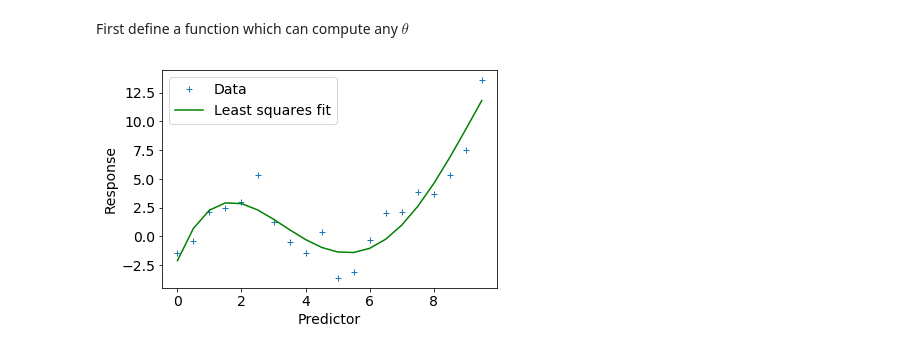
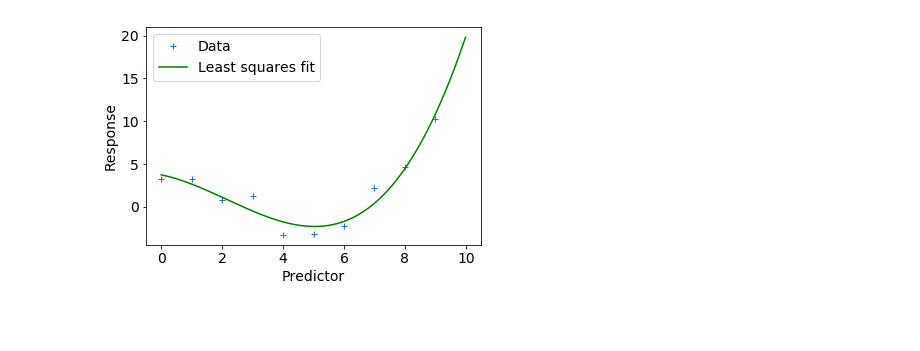
Before and after one commit to mikhailiuk/medium, a Jupyter notebook: Bootstrap.ipynb, the cells around one changed output. Cells and saved outputs as stored; diff of their text form; code cells hidden in the pictures; blank space fills up the shorter version.

```diff
--- a/Bootstrap.ipynb
+++ b/Bootstrap.ipynb
@@ -18,5 +7,3 @@ plt.plot(x, p, 'k', linewidth=2)
-# %% [markdown]
-First define a function which can compute any  $\theta$
 # %%
 def generate_prediction(x,pol_p,coef):
     # Function to generate prediction for varied polynomial degrees
@@ -25,39 +12,40 @@ def generate_prediction(x,pol_p,coef):
         yp = yp+coef[ii]*x**(pol_p-ii)
     return yp
 # %%
-number_of_points = 20
+number_of_points = 10
+number_of_points_to_fit = 1000
 bootstrap_samples = 1000
 #polynomial_power
-pol_p = 4
+pol_p = 3
 
-
-
-
+x_plot = np.arange(0,10,10/number_of_points_to_fit)
 x = np.arange(0,10,10/number_of_points)
-bot_pct = int(bootstrap_samples*0.05)
-top_pct = int(bootstrap_samples*0.95)
-median = int(bootstrap_samples*0.5)
+bot_pct = int(bootstrap_samples*0.025)
+top_pct = int(bootstrap_samples*0.925)
 
 
 noise = np.random.beta(a=6,b=20,size=len(x))*20
 noise = noise-np.mean(noise)
-noise_gauss = np.random.normal(loc = 0, scale=2, size=len(x))
 signal = 2*np.sin(x)+0.001*np.exp(x)
 y = signal+noise
+
+
 coef_ml,res,_,_,_=np.polyfit(x, y, pol_p,full=True)
+std_dev_ml = np.sqrt(res/len(x))
 
+yp_plot = generate_prediction(x_range_fit,pol_p,coef_ml)
 yp = generate_prediction(x,pol_p,coef_ml)
-std_dev_ml = np.sqrt(res/len(sample_x))
-data_scatter, = plt.plot(x,y,'+', label = 'Data')
-ls_fit, = plt.plot(x,yp,'g',  label = 'Least squares fit');
-plt.xlabel('Predictor',fontsize=14)
-plt.ylabel('Response',fontsize=14);
-plt.legend(handles=[data_scatter,ls_fit], loc=2,fontsize=14)
-plt.xticks(fontsize=14)
-plt.yticks(fontsize=14);
-plt.savefig('scatter.png')
-# %% [output]
-[figure, removed]
+# %%
+data_scatter, = plt.plot(x,y,'+', label = 'Data')
+ls_fit, = plt.plot(x_plot,yp_plot,'g',  label = 'Least squares fit');
+plt.xlabel('Predictor',fontsize=14)
+plt.ylabel('Response',fontsize=14);
+plt.legend(handles=[data_scatter,ls_fit], loc=2,fontsize=14)
+plt.xticks(fontsize=14)
+plt.yticks(fontsize=14);
+plt.savefig('scatter.png')
+# %% [output]
+[figure, added]
 # %%
 def generate_coef_data_non_parametric(distribution_x,distribution_y):
     # Resample from the distribution
```
Also changed, not shown: parts of 9 cells of this notebook, 13 other files.
